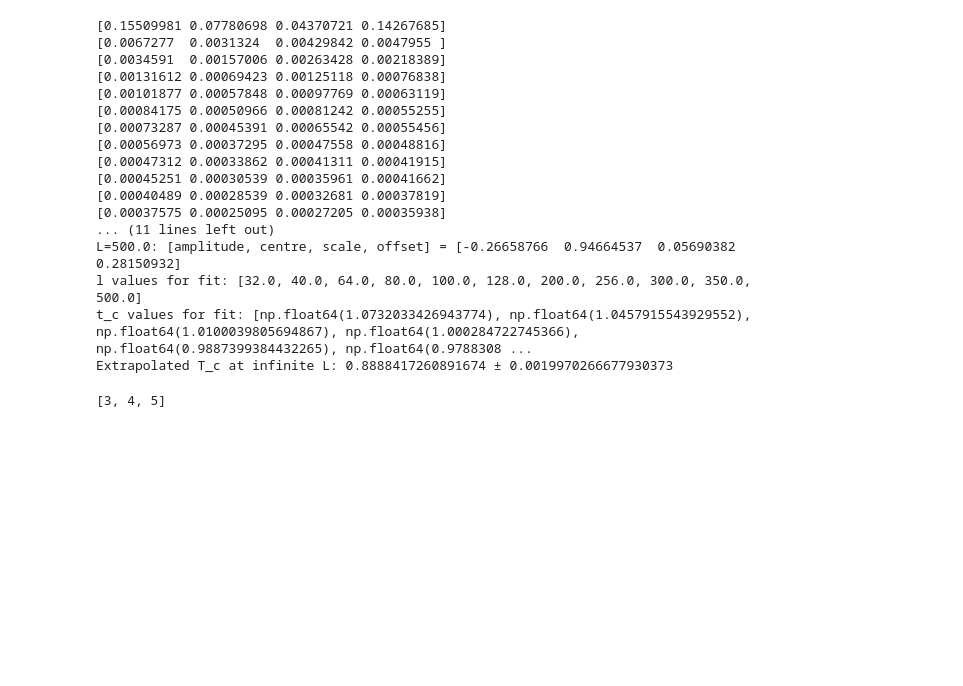
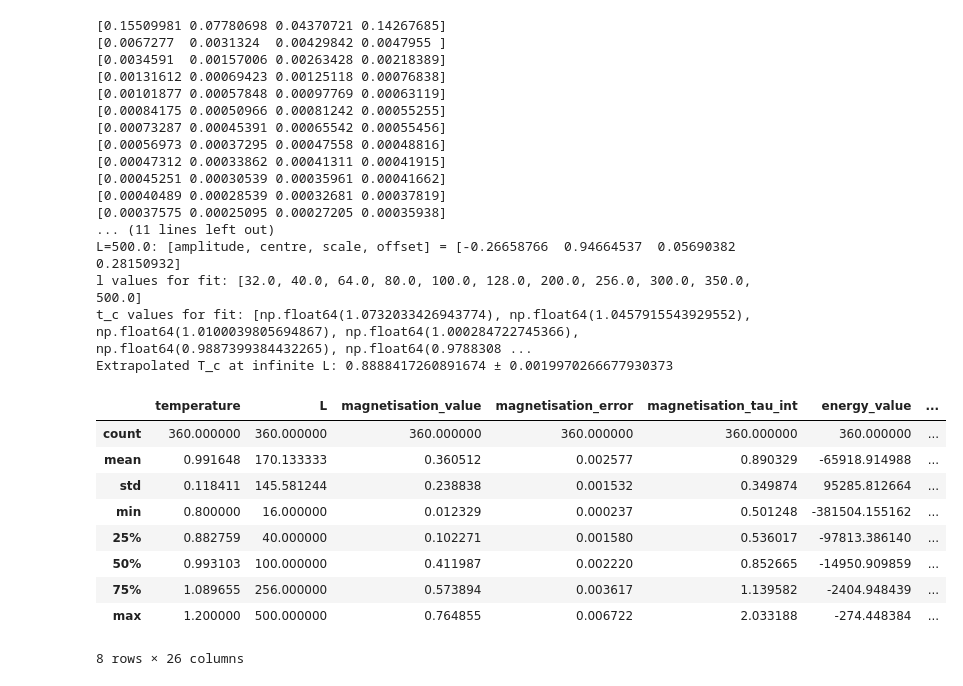
Before and after one commit to alvarorc19/capstone-code, a Jupyter notebook: analyze/playground.ipynb, the cells around one changed output. Drawn from its saved outputs; the diff is of its cells as text; code cells hidden in the pictures; blank space fills up the shorter version.

```diff
--- a/analyze/playground.ipynb
+++ b/analyze/playground.ipynb
@@ -559,7 +575,15 @@ l values for fit: [32.0, 40.0, 64.0, 80.0, 100.0, 128.0, 200.0, 256.0, 300.0, 35
 t_c values for fit: [np.float64(1.0732033426943774), np.float64(1.0457915543929552), np.float64(1.0100039805694867), np.float64(1.000284722745366), np.float64(0.9887399384432265), np.float64(0.9788308 ...
 Extrapolated T_c at infinite L: 0.8888417260891674 ± 0.0019970266677930373
 # %%
-a = [1,2,3,4,5]
-a[2:]
+df.describe()
 # %% [output]
+|  | temperature | L | magnetisation_value | magnetisation_error | magnetisation_tau_int | energy_value | ... |
+| count | 360.000000 | 360.000000 | 360.000000 | 360.000000 | 360.000000 | 360.000000 | ... |
+| mean | 0.991648 | 170.133333 | 0.360512 | 0.002577 | 0.890329 | -65918.914988 | ... |
+| std | 0.118411 | 145.581244 | 0.238838 | 0.001532 | 0.349874 | 95285.812664 | ... |
+| min | 0.800000 | 16.000000 | 0.012329 | 0.000237 | 0.501248 | -381504.155162 | ... |
+| 25% | 0.882759 | 40.000000 | 0.102271 | 0.001580 | 0.536017 | -97813.386140 | ... |
+| 50% | 0.993103 | 100.000000 | 0.411987 | 0.002220 | 0.852665 | -14950.909859 | ... |
+| 75% | 1.089655 | 256.000000 | 0.573894 | 0.003617 | 1.139582 | -2404.948439 | ... |
+| max | 1.200000 | 500.000000 | 0.764855 | 0.006722 | 2.033188 | -274.448384 | ... |
-[3, 4, 5]
+8 rows × 26 columns
```
Also changed, not shown: parts of 4 cells of this notebook.
